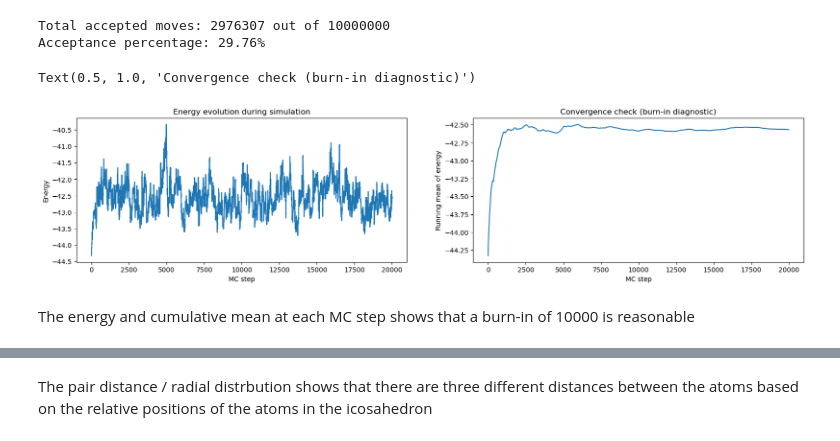
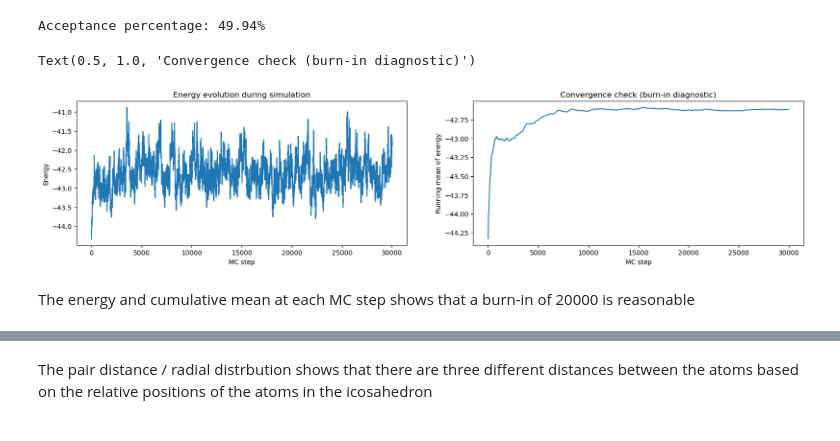
Before and after one commit to anas-aziz2/Summer-Project-2026, a Jupyter notebook: Lennard_Jones_13.ipynb, the cells around one changed output, grey strips where cells are left out. Drawn from its saved outputs; the diff is of its cells as text; code cells hidden in the pictures.

```diff
--- a/Lennard_Jones_13.ipynb
+++ b/Lennard_Jones_13.ipynb
@@ -21,10 +21,11 @@ def read_xyz(filename):
 
     return np.array(coords), n_atoms
 # %%
-_, n_atoms = read_xyz("LJ13.xyz")
+_, n_atoms = read_xyz("LJ_13.xyz")
 
-sigma = 1.0
+sigma = 1.0;
 epsilon = 1.0
+k_b = 1.0
 # %%
 def lj_energy(positions):
 
@@ -53,14 +75,14 @@ def trial_move(positions, max_displacement):
 
     new_positions[atom] += displacement
 
-    return new_positions
+    return new_positions, atom
 # %%
-coords, _ = read_xyz("LJ13.xyz")
-current_energy = lj_energy(coords)
+coords, _ = read_xyz("LJ_13.xyz")
+current_total_energy = lj_energy(coords)
 
 temperature = 0.10
 
-n_steps = 10000000
+n_steps = 100000000
 
 accepted_moves = 0
 
@@ -70,57 +92,58 @@ configs = []
 
 for step in range(n_steps):
 
-    new_coords = trial_move(coords, 0.07)
+    new_coords, atom = trial_move(coords, 0.043)
 
-    E_new = lj_energy(new_coords)
+    old_local_energy = atom_energy(coords, atom)
 
-    deltaE = E_new - current_energy
+    new_local_energy = atom_energy(new_coords, atom)
+
+    deltaE = new_local_energy - old_local_energy
 
     if deltaE <= 0:
         accept = True
 
     else:
-        probability = np.exp(-deltaE / temperature)
+        probability = np.exp(-deltaE / (k_b*temperature))
 
         accept = np.random.rand() < probability
 
 
     if accept:
         coords = new_coords
-        current_energy = E_new
+        current_total_energy += deltaE
         accepted_moves += 1
 
-    #if step % 100 == 0:
-     #   print(f"Step {step}, Energy: {current_energy}")
+   # if step % 100 == 0:
+    #   print(f"Step {step}, Energy: {current_total_energy}")
 
-    energy_history.append(current_energy)
+    energy_history.append(current_total_energy)
 
-    if step > 5000 and step % 2000 == 0:
+    if step > 20000 and step % 4000 == 0:
         configs.append(coords.copy())
 
-print(f"Total accepted moves: {accepted_moves} out of {n_steps}")
+#print(f"Total accepted moves: {accepted_moves} out of {n_steps}")
 print(f"Acceptance percentage: {accepted_moves*100/n_steps:.2f}%")
 # %% [output]
-Total accepted moves: 2976307 out of 10000000
-Acceptance percentage: 29.76%
+Acceptance percentage: 49.94%
 # %%
 fig, ax = plt.subplots(1, 2, figsize=(20, 4))
-ax[0].plot(energy_history[:20000])
+ax[0].plot(energy_history[:30000])
 ax[0].set_xlabel("MC step")
 ax[0].set_ylabel("Energy")
 ax[0].set_title("Energy evolution during simulation")
 
 running_mean = np.cumsum(energy_history) / np.arange(1, len(energy_history)+1)
 
-ax[1].plot(running_mean[:20000])
+ax[1].plot(running_mean[:30000])
 ax[1].set_xlabel("MC step")
 ax[1].set_ylabel("Running mean of energy")
 ax[1].set_title("Convergence check (burn-in diagnostic)")
 # %% [output]
 Text(0.5, 1.0, 'Convergence check (burn-in diagnostic)')
-[figure, old version]
+[figure, new version]
 # %% [markdown]
-The energy and cumulative mean at each MC step shows that a burn-in of 10000 is reasonable
+The energy and cumulative mean at each MC step shows that a burn-in of 20000 is reasonable
 # %%
 def flyvbjerg_petersen(data):
 
```
Also changed, not shown: parts of 20 cells of this notebook, 4 other files.
